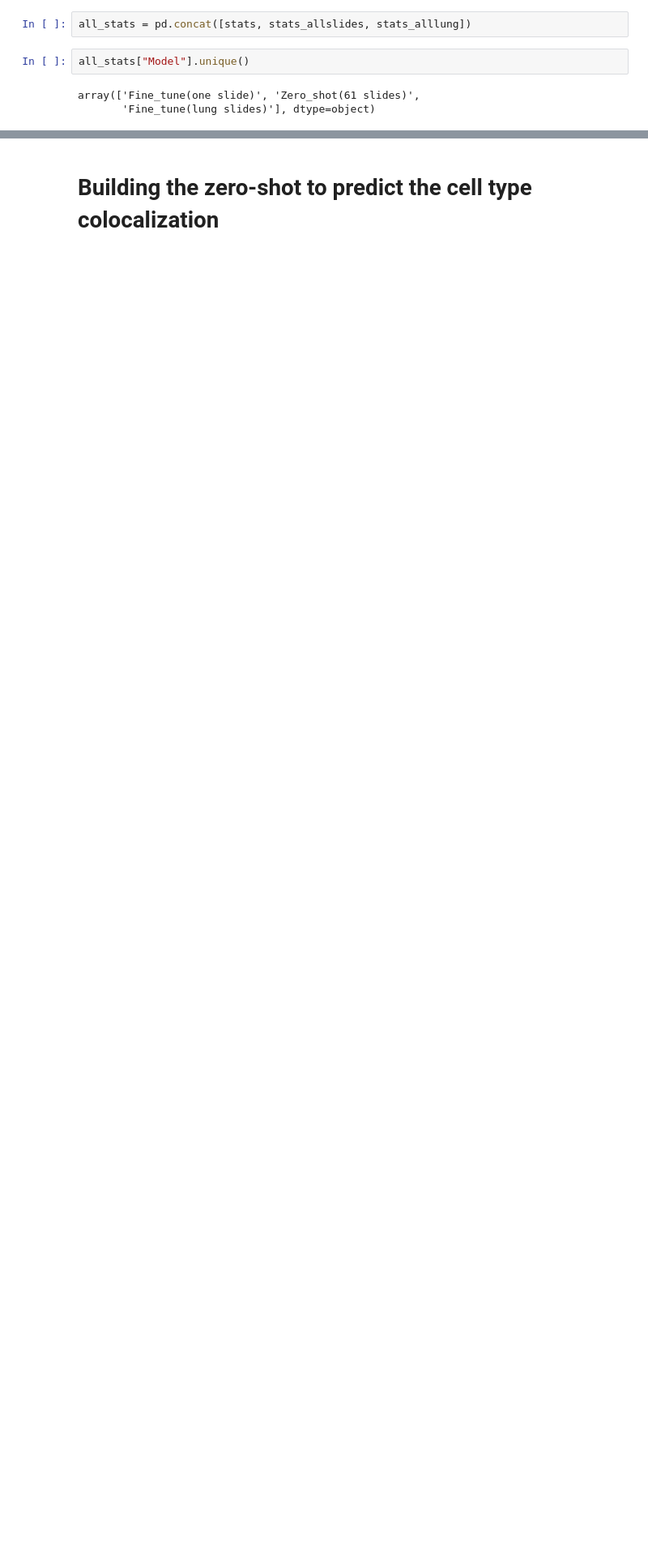
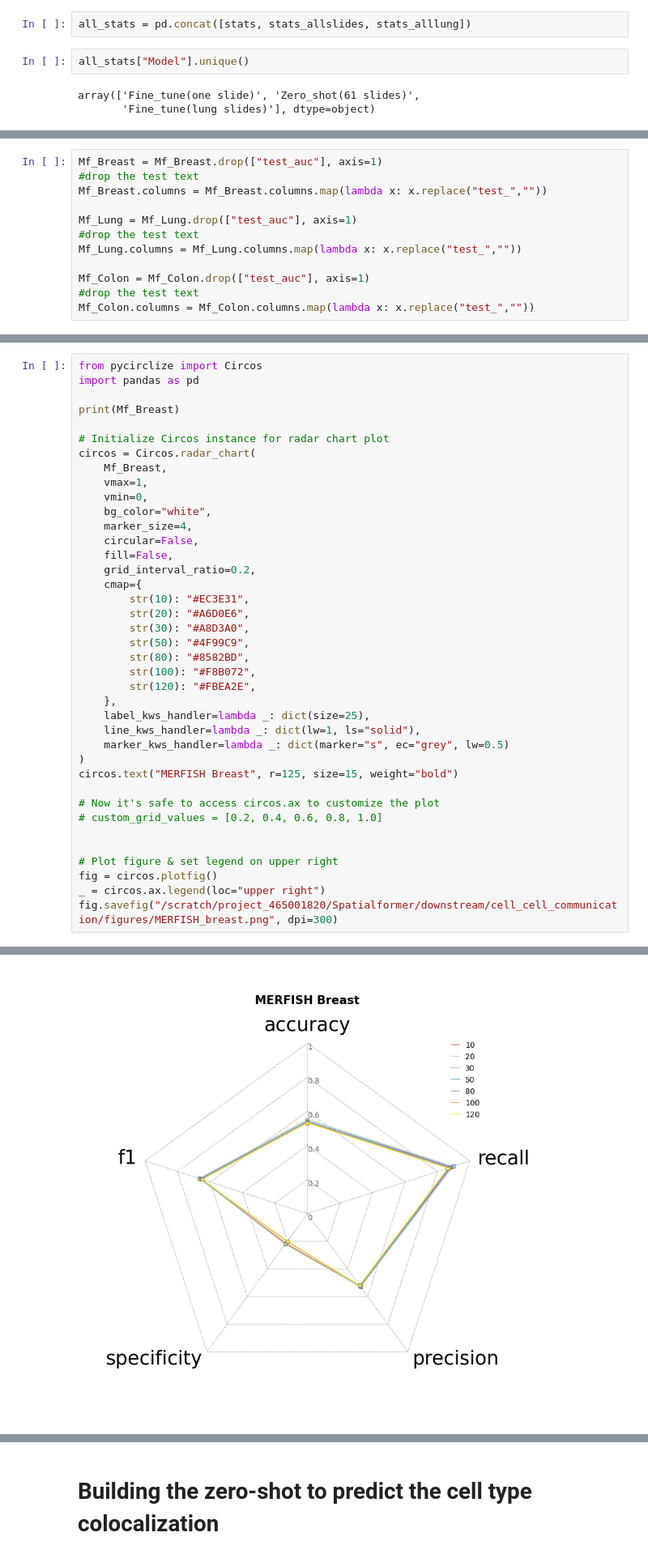
Before and after one commit to TerminatorJ/Spatialformer, a Jupyter notebook: downstream/cell_cell_communication/cell_cell_communication_zero_shot_cross_slide.ipynb, the cells around one changed output, grey strips where cells are left out. Shown at 81% size. Drawn from its saved outputs; the diff is of its cells as text; blank space fills up the shorter version.

```diff
--- a/downstream/cell_cell_communication/cell_cell_communication_zero_shot_cross_slide.ipynb
+++ b/downstream/cell_cell_communication/cell_cell_communication_zero_shot_cross_slide.ipynb
@@ -88,0 +133,12 @@ plt.show()
+# %%
+Mf_Breast = Mf_Breast.drop(["test_auc"], axis=1)
+#drop the test text
+Mf_Breast.columns = Mf_Breast.columns.map(lambda x: x.replace("test_",""))
+
+Mf_Lung = Mf_Lung.drop(["test_auc"], axis=1)
+#drop the test text
+Mf_Lung.columns = Mf_Lung.columns.map(lambda x: x.replace("test_",""))
+
+Mf_Colon = Mf_Colon.drop(["test_auc"], axis=1)
+#drop the test text
+Mf_Colon.columns = Mf_Colon.columns.map(lambda x: x.replace("test_",""))
@@ -88,0 +237,40 @@ plt.show()
+# %%
+from pycirclize import Circos
+import pandas as pd
+
+print(Mf_Breast)
+
+# Initialize Circos instance for radar chart plot
+circos = Circos.radar_chart(
+    Mf_Breast,
+    vmax=1,
+    vmin=0,
+    bg_color="white",
+    marker_size=4,
+    circular=False,
+    fill=False,
+    grid_interval_ratio=0.2,
+    cmap={
+        str(10): "#EC3E31",
+        str(20): "#A6D0E6",
+        str(30): "#A8D3A0",
+        str(50): "#4F99C9",
+        str(80): "#8582BD",
+        str(100): "#F8B072",
+        str(120): "#FBEA2E",
+    },
+    label_kws_handler=lambda _: dict(size=25),
+    line_kws_handler=lambda _: dict(lw=1, ls="solid"),
+    marker_kws_handler=lambda _: dict(marker="s", ec="grey", lw=0.5)
+)
+circos.text("MERFISH Breast", r=125, size=15, weight="bold")
+
+# Now it's safe to access circos.ax to customize the plot
+# custom_grid_values = [0.2, 0.4, 0.6, 0.8, 1.0]
+
+
+# Plot figure & set legend on upper right
+fig = circos.plotfig()
+_ = circos.ax.legend(loc="upper right")
+fig.savefig("/scratch/project_465001820/Spatialformer/downstream/cell_cell_communication/figures/MERFISH_breast.png", dpi=300)
+# %% [output]
@@ -88,0 +286 @@ plt.show()
+[figure, added]
```
Also changed, not shown: parts of 18 cells of this notebook, 43 other files.
